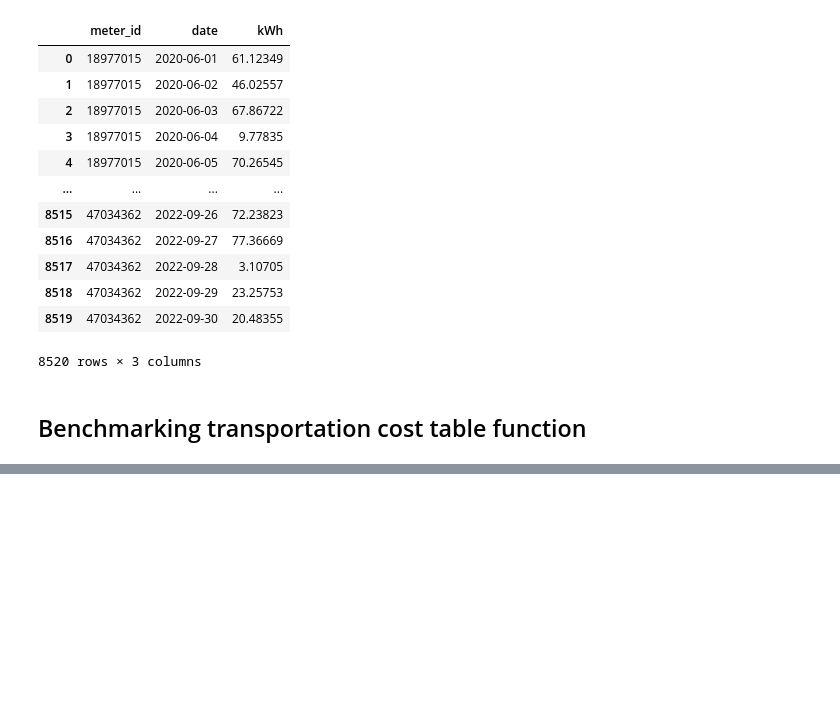
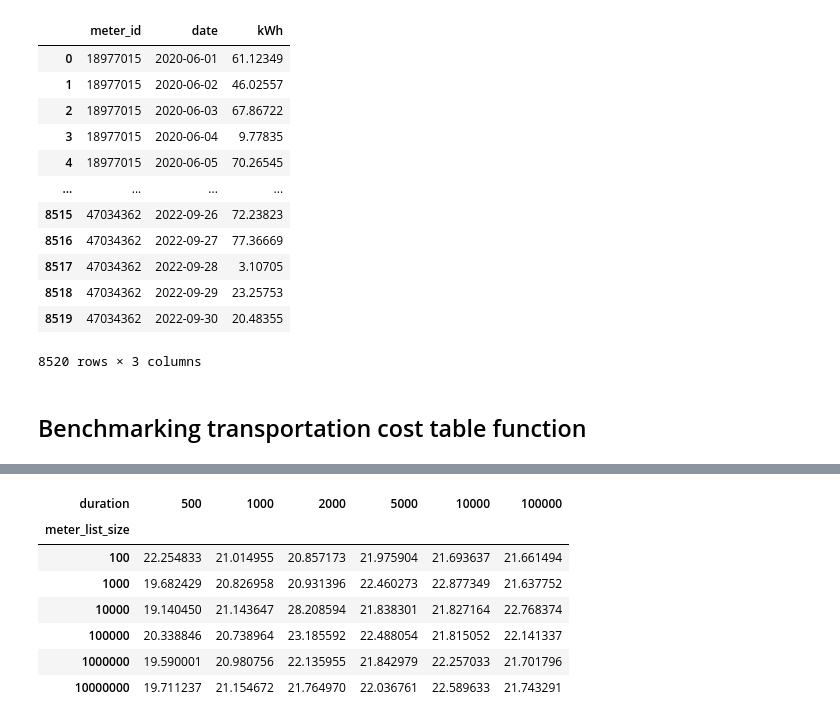
Before and after one commit to kevinvbc/deeproad, a Jupyter notebook: Gorilla_Assignment.ipynb, the cells around one changed output, grey strips where cells are left out. Cells and saved outputs as stored; diff of their text form; code cells hidden in the pictures; blank space fills up the shorter version.

Commit message:
succesful benchmarking

```diff
--- a/Gorilla_Assignment.ipynb
+++ b/Gorilla_Assignment.ipynb
@@ -226,6 +225,8 @@ meters
 forecast_start_date = forecast_table['date'].min()
 
 def mock_consumption_generator(meter_list, start_date = forecast_start_date, duration = 852):
+
+  """ This function takes in a list of meters , a start date and a duration in number of days and outputs mock consumption data"""
 
   #initialize dataframe as combination of meter_ids and dates
   datelist = pd.date_range(forecast_start_date, periods=duration).tolist()
@@ -489,10 +281,0 @@ ValueError: ignored
-# %%
-last_date = pd.to_datetime(max(forecast_table['date'])).floor('D')
-
-def f(df):
-    dates = pd.date_range(df.date.min(), last_date, name='date')
-    d = df.set_index('date').sort_index().reindex(dates, method='ffill')
-    return d.reset_index().reindex_axis(df.columns, 1)
-
-rate_table.apply(f)
-rate_table
@@ -606,0 +282,29 @@ meter_list
+# %%
+def run_benchmark(meters, mock_data):
+    setup_code = """from __main__ import transportation_cost
+    """
+    statement = f"transportation_cost_test()"
+    execution_time = timeit.timeit(stmt=statement,setup="from __main__ import transportation_cost_test", number=5)
+    return execution_time
+
+meter_list_sizes = [100,1000,10000,100000,1000000,10000000]
+durations = [500, 1000, 2000,5000,10000,100000]
+results = []
+
+
+
+for d in durations:
+  for m in meter_list_sizes:
+    meters = meter_generator(10)
+
+    mock_data = mock_consumption_generator(meters, d)
+
+    def transportation_cost_test():
+      transportation_cost(meters,mock_data)
+
+    execution_time = run_benchmark(meters, mock_data)
+    print("Execution time for meter size of ", m, "and duration of ", d, " was ", execution_time)
+    results.append({'meter_list_size': m, 'duration': d, 'execution_time': execution_time})
+
+execution_times_df = pd.DataFrame(results)
+#df.sort_values('time', inplace=True)
@@ -606,0 +421,12 @@ meter_list
+# %%
+execution_times_df = pd.pivot(execution_times_df, index='meter_list_size', columns='duration', values='execution_time')
+execution_times_df
+# %% [output]
+| duration | 500 | 1000 | 2000 | 5000 | 10000 | 100000 |
+| meter_list_size |  |  |  |  |  |  |
+| 100 | 22.254833 | 21.014955 | 20.857173 | 21.975904 | 21.693637 | 21.661494 |
+| 1000 | 19.682429 | 20.826958 | 20.931396 | 22.460273 | 22.877349 | 21.637752 |
+| 10000 | 19.140450 | 21.143647 | 28.208594 | 21.838301 | 21.827164 | 22.768374 |
+| 100000 | 20.338846 | 20.738964 | 23.185592 | 22.488054 | 21.815052 | 22.141337 |
+| 1000000 | 19.590001 | 20.980756 | 22.135955 | 21.842979 | 22.257033 | 21.701796 |
+| 10000000 | 19.711237 | 21.154672 | 21.764970 | 22.036761 | 22.589633 | 21.743291 |
```
Also changed, not shown: parts of 33 cells of this notebook.
